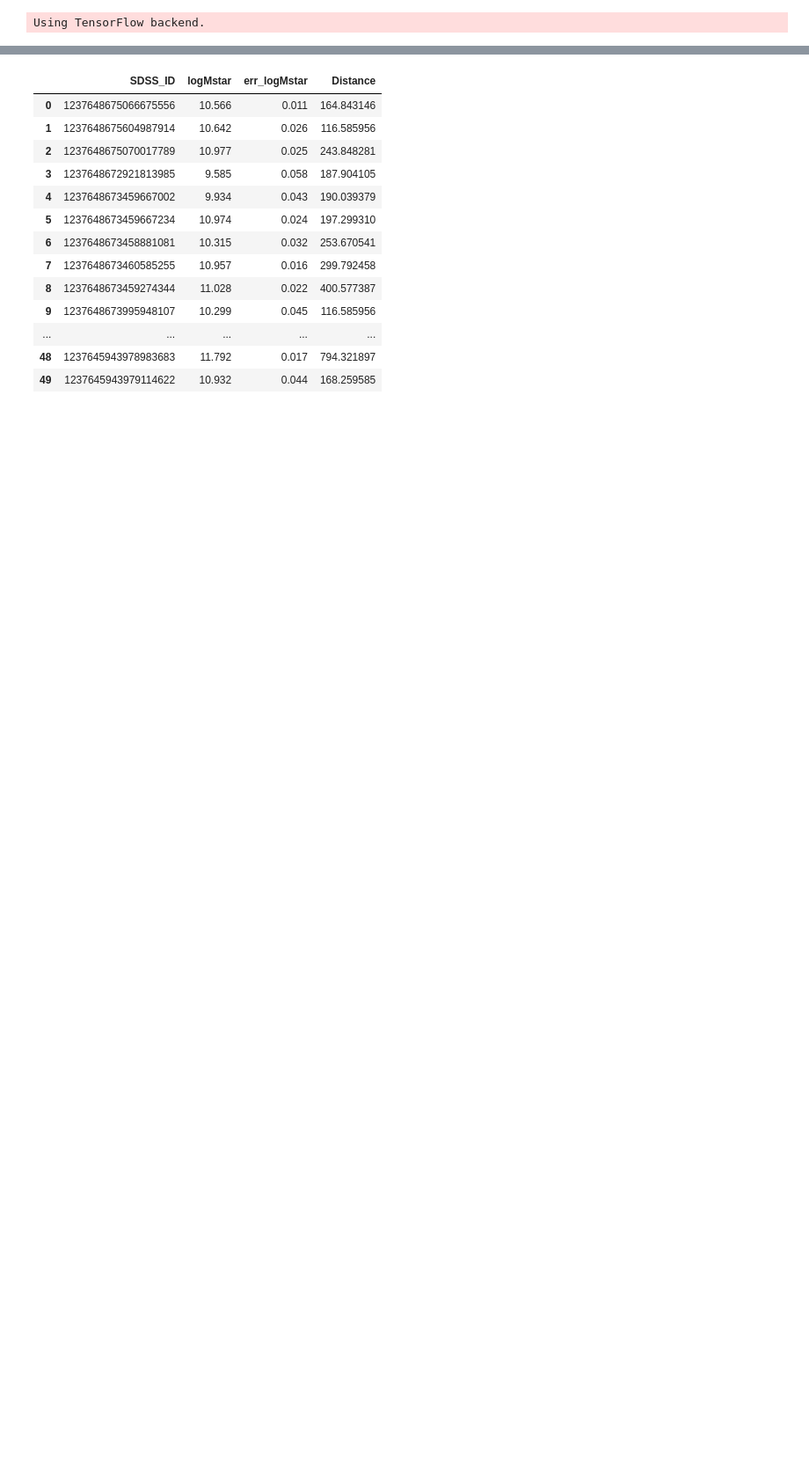
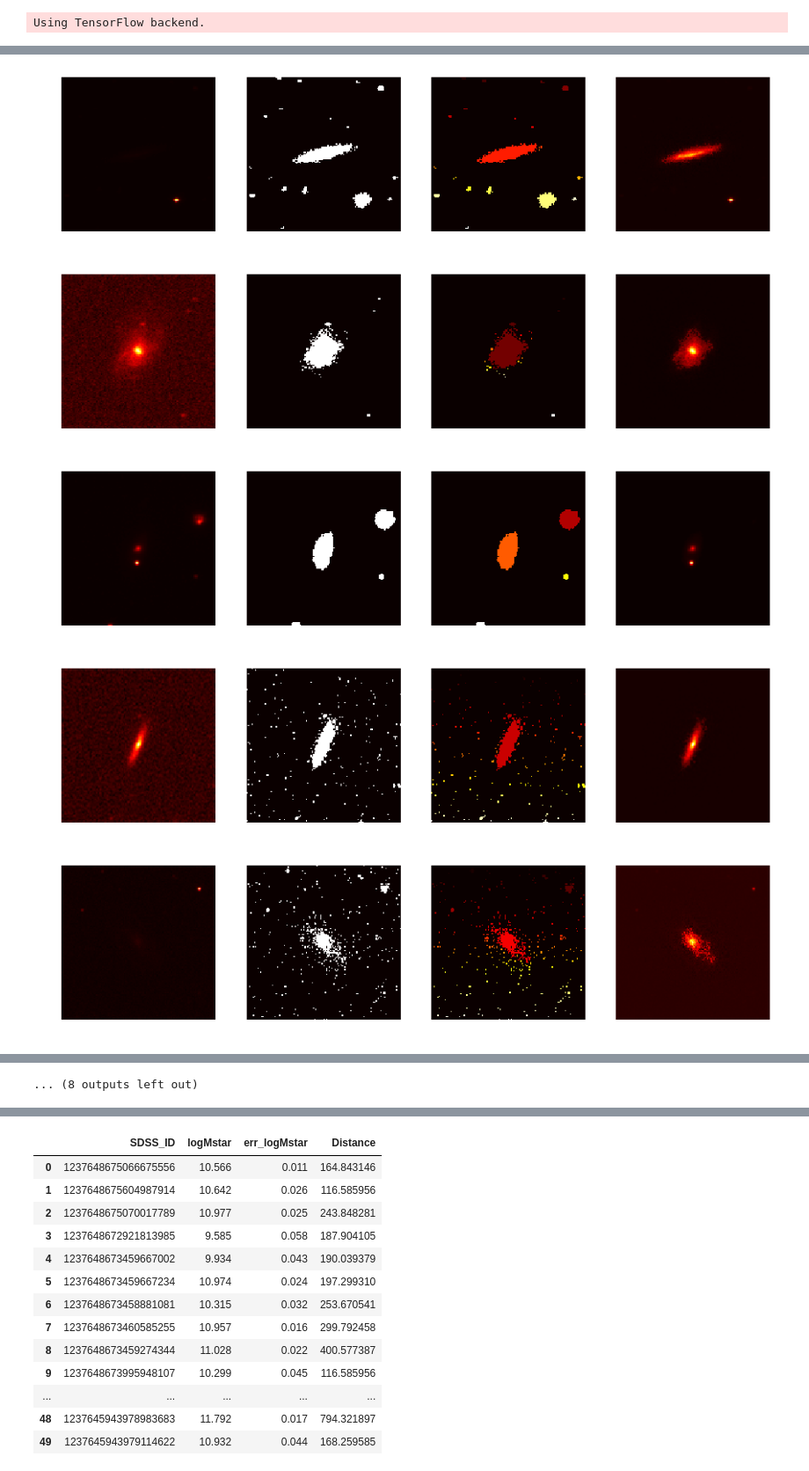
Before and after one commit to VigneshBaskar/Astrohack, a Jupyter notebook: Code/Pre_processing/Read_Preprocess_data.ipynb, the cells around one changed output, grey strips where cells are left out. Shown at 88% size. Cells and saved outputs as stored; diff of their text form; code cells hidden in the pictures; blank space fills up the shorter version.

```diff
--- a/Code/Pre_processing/Read_Preprocess_data.ipynb
+++ b/Code/Pre_processing/Read_Preprocess_data.ipynb
@@ -139,3 +291,8 @@ sample_target_data_df=read_target_data_csv(target_data_csv_path)
 
 # Pass on this dataframe of the targetdata and the image data directory and get back a list of objects of the data
 sample_data_object=get_Data(sample_target_data_df,sample_data_path)
+# %%
+obj = sample_data_object[0]
+# %%
+gs = [obj.i_image_resized  for obj in sample_data_object]
+#plot_images(np.digitize(obj.i_image_resized, bins=np.linspace(0,obj.i_image_resized.max,128))
@@ -141,0 +306,2 @@ sample_data_object=get_Data(sample_target_data_df,sample_data_path)
+# %%
+img = obj.i_image_resized
@@ -141,0 +321,21 @@ sample_data_object=get_Data(sample_target_data_df,sample_data_path)
+# %%
+def clean_stars(img):
+    mask = img >= np.percentile(img, 96)
+    lbl = label(mask, background=0)
+    center_label = lbl[64,64]
+    galaxy = lbl == center_label
+    stars = (lbl != center_label) & (lbl != 0)
+    image_clean = img / (1+ 5* stars + distance_transform_edt(~galaxy))
+    return galaxy, stars, lbl, image_clean
+# %%
+for img in gs[20:40]:
+    plt.figure(figsize=(15,5))
+    mask, lbl, image_clean = clean_stars(img)
+    plot_images([img, galaxy, lbl, image_clean])
+    plt.show()
+# %% [output]
+[figure, added]
+[figure, added]
+[figure, added]
+[figure, added]
+[figure, added]
@@ -141,0 +349 @@ sample_data_object=get_Data(sample_target_data_df,sample_data_path)
+... (8 outputs left out)
```
Also changed, not shown: parts of 19 cells of this notebook, 2 other files.
